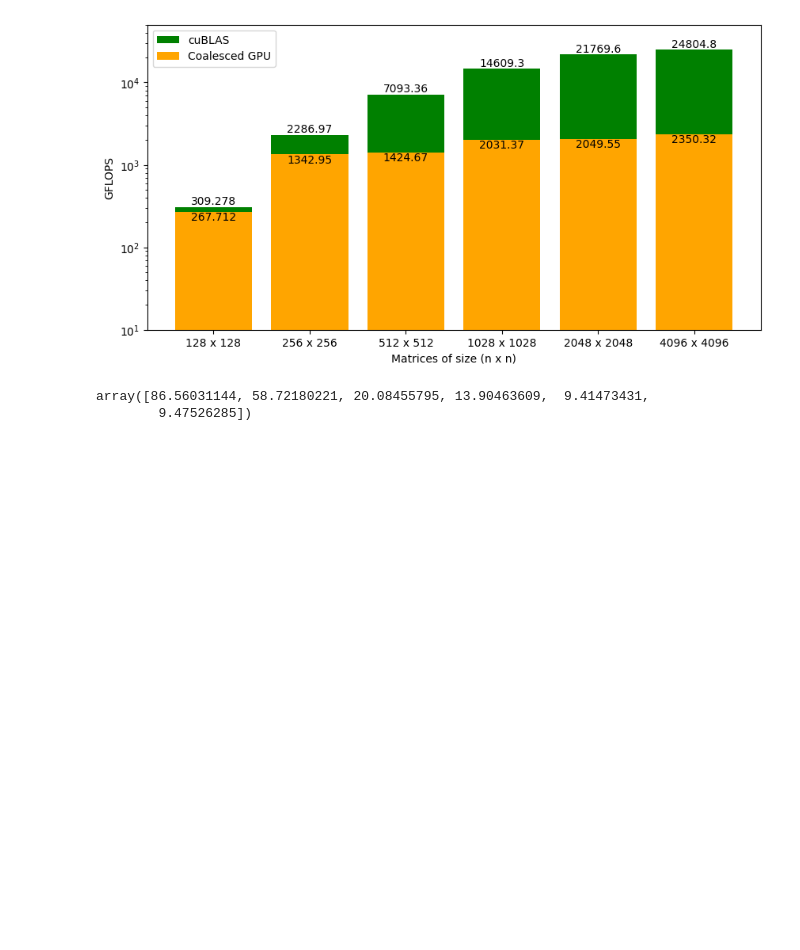
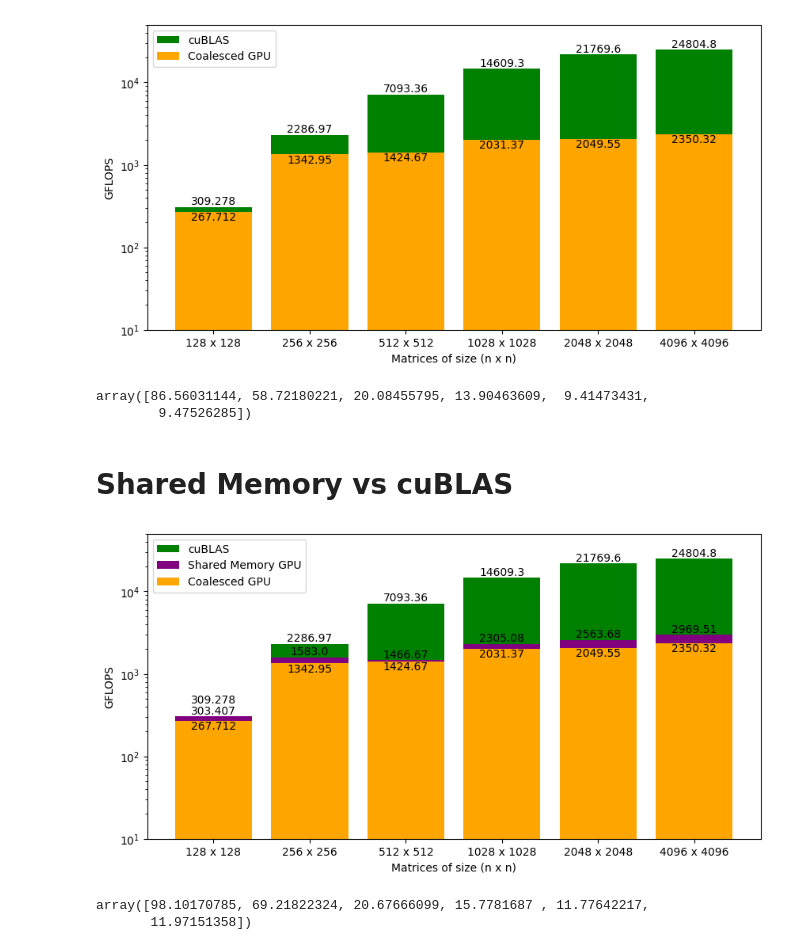
Before and after one commit to tgautam03/xGeMM, a Jupyter notebook: txt_benchmarks/plots.ipynb, the cells around one changed output. Saved outputs shown, nothing was run; the diff lists cells and outputs as text; code cells hidden in the pictures; blank space fills up the shorter version.

Commit message:
Added shmem plot

```diff
--- a/txt_benchmarks/plots.ipynb
+++ b/txt_benchmarks/plots.ipynb
@@ -215,3 +215,55 @@ np.array(coalesced_gflops) / np.array(cublas_gflops) * 100
 # %% [output]
 array([86.56031144, 58.72180221, 20.08455795, 13.90463609,  9.41473431,
         9.47526285])
+# %% [markdown]
+# Shared Memory vs cuBLAS
+# %%
+mat_sizes = ["128 x 128", "256 x 256", "512 x 512", "1028 x 1028", "2048 x 2048", "4096 x 4096"]
+cublas_gflops = [309.278, 2286.97, 7093.36, 14609.3, 21769.6, 24804.8]
+shmem_gflops = [303.407, 1583, 1466.67, 2305.08, 2563.68, 2969.51]
+coalesced_gflops = [267.712, 1342.95, 1424.67, 2031.37, 2049.55, 2350.32]
+
+# Create the bar plot
+fig, ax = plt.subplots(figsize=(10, 5))
+bars_1 = ax.bar(mat_sizes, cublas_gflops, color='g', label="cuBLAS")
+bars_2 = ax.bar(mat_sizes, shmem_gflops, color='purple', label="Shared Memory GPU")
+bars_3 = ax.bar(mat_sizes, coalesced_gflops, color='orange', label="Coalesced GPU")
+plt.semilogy()
+plt.ylim(1e+1, 5e+4)
+
+# Add labels and title
+ax.set_xlabel('Matrices of size (n x n)')
+ax.set_ylabel('GFLOPS')
+plt.legend()
+
+# Add value labels on top of each bar
+for (i, bar) in enumerate(bars_1):
+    height = bar.get_height()
+    if i == 0:
+        ax.text(bar.get_x() + bar.get_width()/2., height+100,
+                f'{height}',
+                ha='center', va='bottom')
+    else:
+        ax.text(bar.get_x() + bar.get_width()/2., height,
+                f'{height}',
+                ha='center', va='bottom')
+for bar in bars_2:
+    height = bar.get_height()
+    ax.text(bar.get_x() + bar.get_width()/2., height,
+            f'{height}',
+            ha='center', va='bottom')
+for bar in bars_3:
+    height = bar.get_height()
+    ax.text(bar.get_x() + bar.get_width()/2., height,
+            f'{height}',
+            ha='center', va='top')
+
+
+plt.show()
+# %% [output]
+[figure, added]
+# %%
+np.array(shmem_gflops) / np.array(cublas_gflops) * 100
+# %% [output]
+array([98.10170785, 69.21822324, 20.67666099, 15.7781687 , 11.77642217,
+       11.97151358])
```
Also changed, not shown: 1 other file.
